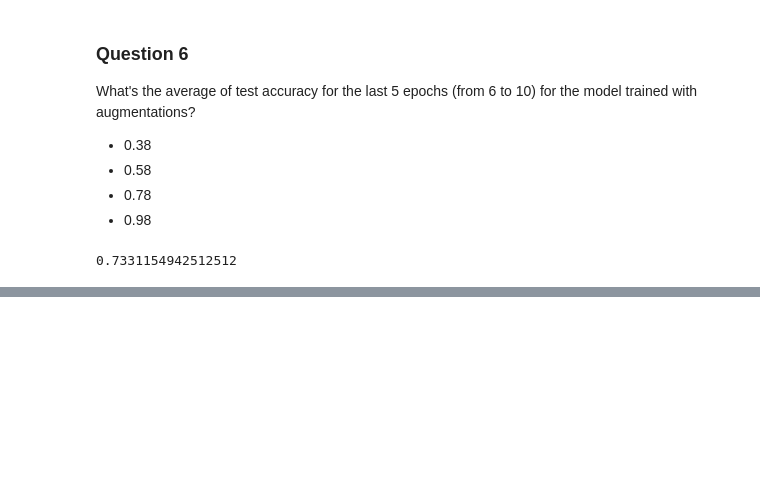
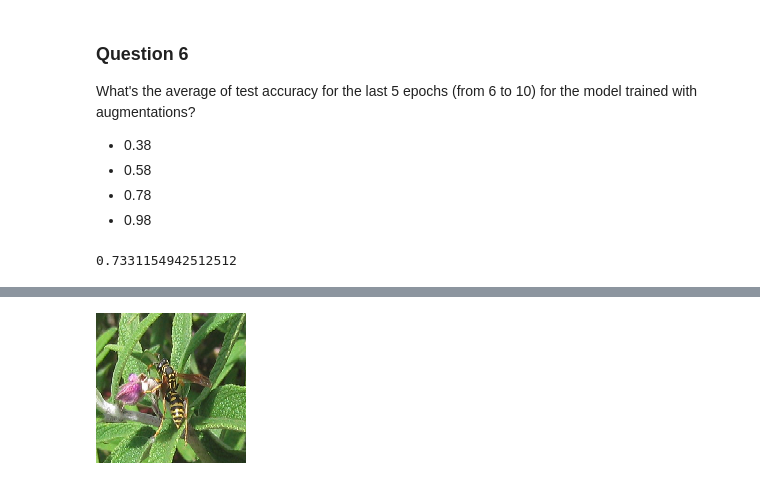
Before and after one commit to Tadwork/MLZoomCampSolutions, a Jupyter notebook: week8/homework.ipynb, the cells around one changed output, grey strips where cells are left out. Saved outputs shown, nothing was run; the diff lists cells and outputs as text; code cells hidden in the pictures; blank space fills up the shorter version.

```diff
--- a/week8/homework.ipynb
+++ b/week8/homework.ipynb
@@ -320,0 +342,9 @@ np.median(test_accuracy)
+# %%
+# test the model by passing in a picture of a wasp from the test set
+wasp_img = keras.preprocessing.image.load_img(
+    './bee-wasp/test/wasp/13612754_91fef97f59_n.jpg',
+    target_size=(150, 150)
+)
+wasp_img
+# %% [output]
+[figure, added]
```
Also changed, not shown: parts of 3 cells of this notebook.
